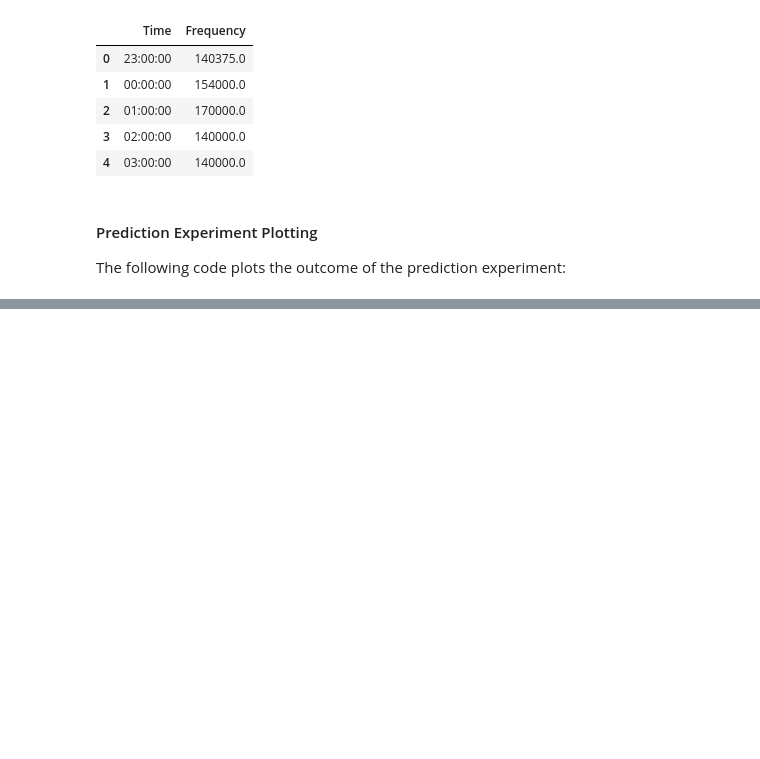
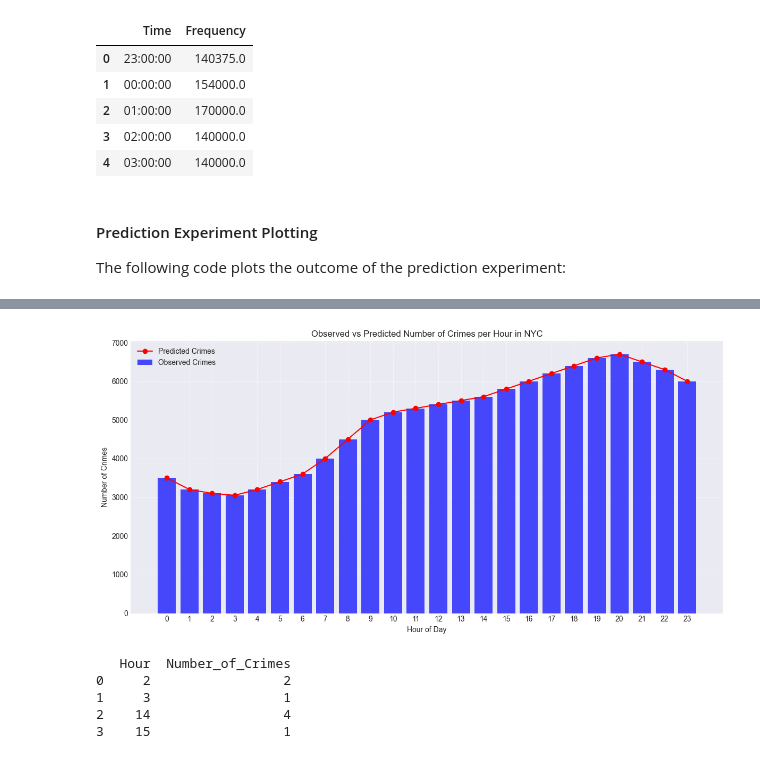
Before and after one commit to bs333/mgt-451, a Jupyter notebook: MGT451 - Assignments/MGT451 - Assignment #1/MGT451 - Assignment #1 ~ Optimal Predictions.ipynb, the cells around one changed output, grey strips where cells are left out. Saved outputs shown, nothing was run; the diff lists cells and outputs as text; code cells hidden in the pictures; blank space fills up the shorter version.

```diff
--- a/MGT451 - Assignments/MGT451 - Assignment #1/MGT451 - Assignment #1 ~ Optimal Predictions.ipynb
+++ b/MGT451 - Assignments/MGT451 - Assignment #1/MGT451 - Assignment #1 ~ Optimal Predictions.ipynb
@@ -217,0 +223,62 @@ plt.show()
+# %%
+import numpy as np
+import matplotlib.pyplot as plt
+
+# Given total number of crimes for each hour (replace with your data)
+crimes_per_hour = np.array([3500, 3200, 3100, 3050, 3200, 3400, 3600, 4000,
+                            4500, 5000, 5200, 5300, 5400, 5500, 5600, 5800,
+                            6000, 6200, 6400, 6600, 6700, 6500, 6300, 6000])
+
+hours = np.arange(24)
+
+# Our uniform prior belief
+alpha_prior = 1
+beta_prior = 1
+
+# Update beliefs based on observed data
+alpha_posterior = alpha_prior + crimes_per_hour
+# Using the sum of crimes as the 'trial' count for binomial distribution
+beta_posterior = beta_prior + crimes_per_hour.sum() - crimes_per_hour
+
+# Predicted number of crimes is the mean of the posterior distribution
+predicted_crimes = (alpha_posterior / (alpha_posterior + beta_posterior)) * crimes_per_hour.sum()
+
+# Plotting
+plt.figure(figsize=(12, 6))
+plt.bar(hours, crimes_per_hour, alpha=0.7, label='Observed Crimes', color='blue')
+plt.plot(hours, predicted_crimes, marker='o', color='red', label='Predicted Crimes')
+plt.xlabel('Hour of Day')
+plt.ylabel('Number of Crimes')
+plt.title('Observed vs Predicted Number of Crimes per Hour in NYC')
+plt.legend()
+plt.grid(True, which='both', linestyle='--', linewidth=0.5)
+plt.xticks(hours)
+plt.tight_layout()
+plt.show()
+# %% [output]
+[figure, added]
+# %%
+import pandas as pd
+
+# Sample data for illustration
+data = {
+    'CMPLNT_FR_TM': ['02:15', '02:45', '14:32', '14:55', '14:10', '03:20', '14:58', '15:02']
+}
+df = pd.DataFrame(data)
+
+# Convert 'CMPLNT_FR_TM' to datetime format
+df['Time'] = pd.to_datetime(df['CMPLNT_FR_TM'], format='%H:%M')
+
+# Extract hour from datetime
+df['Hour'] = df['Time'].dt.hour
+
+# Group by hour and count occurrences (crimes)
+crimes_by_hour = df.groupby('Hour').size().reset_index(name='Number_of_Crimes')
+
+print(crimes_by_hour)
+# %% [output]
+   Hour  Number_of_Crimes
+0     2                 2
+1     3                 1
+2    14                 4
+3    15                 1
```
Also changed, not shown: parts of 5 cells of this notebook.
